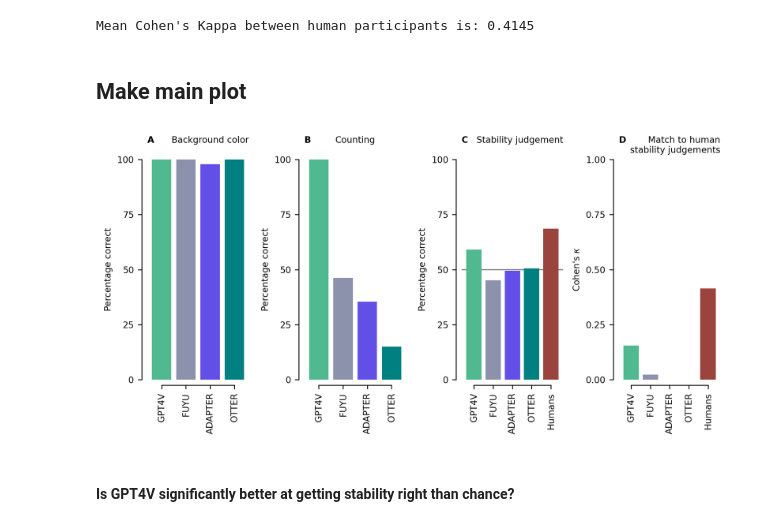
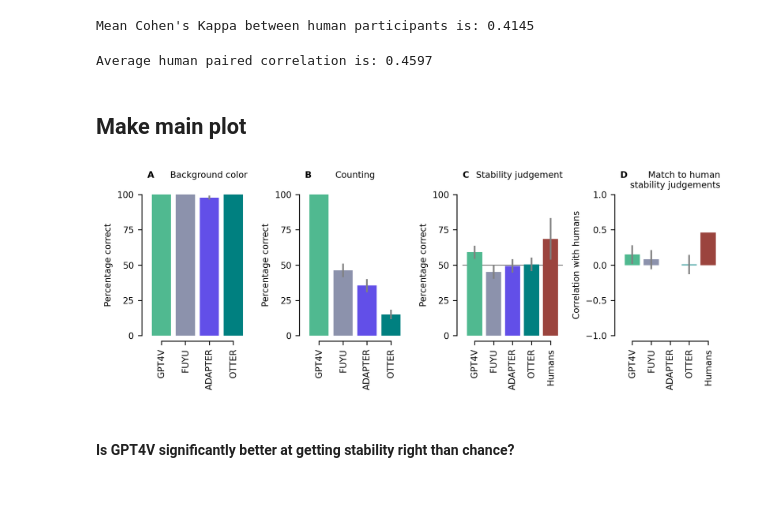
Before and after one commit to lsbuschoff/multimodal, a Jupyter notebook: physics_analysis.ipynb, the cells around one changed output. Cells and saved outputs as stored; diff of their text form; code cells hidden in the pictures; blank space fills up the shorter version.

```diff
--- a/physics_analysis.ipynb
+++ b/physics_analysis.ipynb
@@ -173,11 +171,16 @@ subjects = ("GPT-4V-B", "FUYU", "ADAPTER", "OTTER")
 percentages_correct = pd.DataFrame()
 percentages_correct["Experiment"] = np.arange(1,4)
 
+# Pre-allocate data frame for first three experiments
+percentages_correct_errs = pd.DataFrame()
+percentages_correct_errs["Experiment"] = np.arange(1,4)
+
 # Check accuracy for all different agents
 for subj_ind, subject in enumerate(subjects):
 
     # Add subject to percentages correct data frame
     percentages_correct[f"{subject}"] = np.zeros(3)
+    percentages_correct_errs[f"{subject}"] = np.zeros(3)
 
     # Loop through experiments
     for exp in range(3):
@@ -188,6 +191,7 @@ for subj_ind, subject in enumerate(subjects):
 
         # Calculate percentages correct
         percentages_correct.iloc[exp, subj_ind+1] = (sum(exp_gt_data.values == exp_subj_data.values) / len(exp_gt_data.dropna().values)).astype(float)
+        percentages_correct_errs.iloc[exp, subj_ind+1] = binom.std(len(exp_gt_data.dropna().values), percentages_correct.iloc[exp, subj_ind+1])
 
         # Calculate difference
         print(f"Experiment {exp+1}: {subject} got {sum(exp_gt_data.values == exp_subj_data.values)} out of {len(exp_gt_data.dropna().values)} " +
@@ -220,6 +224,7 @@ for ind, subject in enumerate(lerer.columns[2:]):
     human_accs[ind] = sum(np.equal(exp_gt_data[~na], exp_subj_data[~na])) / len(exp_gt_data[~na])
     print(f"Experiment 3: {subject} got {sum(np.equal(exp_gt_data[~na], exp_subj_data[~na]))} out of {len(exp_gt_data[~na])} (accuracy: {human_accs[ind]:.2f})")
 print(f"Experiment 3: mean accuracy {human_accs.mean():.2f}")
+sem_humans = binom.std(1000, human_accs.mean())
 # %% [output]
 Experiment 3: H1 got 68 out of 100 (accuracy: 0.68)
 Experiment 3: H2 got 68 out of 100 (accuracy: 0.68)
@@ -306,6 +326,7 @@ Mean Cohen's Kappa between human participants and OTTER binary responses is: -0.
 #### Kappa between humans
 # %%
 human_kappas = np.zeros(45)
+human_corrs = np.zeros(45)
 for ind, comb in enumerate(combinations(df.columns[8:], 2)):
 
     # Get respective sub dataframes
@@ -315,21 +336,38 @@ for ind, comb in enumerate(combinations(df.columns[8:], 2)):
     # Get all indices where at least one value is nan and calculate Cohen Kappa
     na = np.logical_or(np.isnan(human1), np.isnan(human2))
     human_kappas[ind] = cohen_kappa_score(human1[~na], human2[~na])
+    corr = pearsonr(human1[~na], human2[~na])
+    human_corrs[ind] = corr.statistic
 
  # Average of kappas
 print(f"Mean Cohen's Kappa between human participants is: {np.mean(human_kappas):.4f}\n")
 # %% [output]
 Mean Cohen's Kappa between human participants is: 0.4145
+# %%
+# Fisher z-transform all correlation values
+trans_corrs = np.arctanh(human_corrs)
+
+# Take mean
+mean_trans_corrs = np.mean(trans_corrs)
+
+# Inverse Fisher z-transform
+avg_human_corrs = np.tanh(mean_trans_corrs)
+print(f"Average human paired correlation is: {avg_human_corrs:.4f}")
+# %% [output]
+Average human paired correlation is: 0.4597
 # %% [markdown]
 ## Make main plot
 # %%
 # Prepare plot
 models = percentages_correct.columns[1:]
 num_subjects = len(models)
-fig, axs = plt.subplots(1, 4, sharey=False, tight_layout=True, figsize=(8,4))
+fig, axs = plt.subplots(1, 4, sharey=False, tight_layout=True, figsize=(8,3))
 
 # Plot A
 axs[0].bar(np.arange(num_subjects), percentages_correct[percentages_correct["Experiment"] == 1].values[0][1:]*100, zorder=2, color=model_colors)
+axs[0].errorbar(np.arange(num_subjects),
+                percentages_correct[percentages_correct["Experiment"] == 1].values[0][1:]*100,
+                yerr=percentages_correct_errs[percentages_correct["Experiment"] == 1].values[0][1:], ls="none", ecolor="gray")
 axs[0].set_title("Background color\n", loc="right")
 axs[0].set_title("A\n", fontweight='bold', loc='left', fontsize='medium')
 axs[0].set_ylabel("Percentage correct")
@@ -340,41 +378,50 @@ axs[0].set_xticklabels(np.hstack(("GPT4V", models[1:])), rotation=90)
 
 # Plot B
 axs[1].bar(np.arange(num_subjects), percentages_correct[percentages_correct["Experiment"] == 2].values[0][1:]*100, zorder=2, color=model_colors)
+axs[1].errorbar(np.arange(num_subjects),
+                percentages_correct[percentages_correct["Experiment"] == 2].values[0][1:]*100,
+                yerr=percentages_correct_errs[percentages_correct["Experiment"] == 2].values[0][1:], ls="none", ecolor="gray")
 axs[1].set_title("Counting\n", loc="center")
 axs[1].set_title("B\n", fontweight='bold', loc='left', fontsize='medium')
 axs[1].set_ylabel("Percentage correct")
 axs[1].set_ylim(0, 100)
 axs[1].set_yticks(np.arange(0, 110, 25))
 axs[1].set_xticks(np.arange(num_subjects))
 
 # Plot C
 axs[2].bar(np.arange(num_subjects+1), np.hstack((percentages_correct[percentages_correct["Experiment"] == 3].values[0][1:]*100, human_accs.mean()*100)), zorder=2, color=model_colors)
+axs[2].errorbar(np.arange(num_subjects+1),
+                np.hstack((percentages_correct[percentages_correct["Experiment"] == 3].values[0][1:]*100, human_accs.mean()*100)),
+                yerr=np.hstack((percentages_correct_errs[percentages_correct["Experiment"] == 3].values[0][1:], sem_humans)), ls="none", ecolor="gray")
 axs[2].set_title("Stability judgement\n", loc="right")
 axs[2].set_title("C\n", fontweight='bold', loc='left', fontsize='medium')
 axs[2].set_ylabel("Percentage correct")
 axs[2].set_ylim(0, 100)
 axs[2].set_yticks(np.arange(0, 110, 25))
 axs[2].set_xticks(np.arange(num_subjects+1))
 axs[2].axhline(50, xmin=0, xmax=num_subjects, color="gray", linestyle="-", linewidth=1.0, zorder=1)
 
 # Plot D
-axs[3].bar(np.arange(num_subjects+1), np.hstack((human_judgement_similarity, np.mean(human_kappas))), zorder=2, color=model_colors)
+axs[3].bar(np.arange(num_subjects+1), np.hstack((human_judgement_correlation, np.mean(avg_human_corrs))), zorder=2, color=model_colors)
+axs[3].errorbar(np.arange(num_subjects+1),
+                np.hstack((human_judgement_correlation, np.mean(avg_human_corrs))),
+                yerr=np.hstack((human_judgement_correlation_ci, np.zeros((2,1)))), ls="none", ecolor="gray")
 axs[3].set_title("Match to human\nstability judgements", loc="right")
 axs[3].set_title("D\n", fontweight='bold', loc='left', fontsize='medium')
-axs[3].set_ylabel(r"Cohen's $\kappa$")
-axs[3].set_ylim(0, 1)
-axs[3].set_yticks(np.arange(0.0, 1.1, 0.25))
+axs[3].set_ylabel("Correlation with humans")
+axs[3].set_ylim(-1, 1)
+axs[3].set_yticks(np.arange(-1.0, 1.1, 0.5))
 axs[3].set_xticks(np.arange(num_subjects+1))
 
 # Despine and set x tick labels afterwards
 sns.despine(offset=5, trim=True)
 axs[0].set_xticklabels(np.hstack(("GPT4V", models[1:])), rotation=90)
 axs[1].set_xticklabels(np.hstack(("GPT4V", models[1:])), rotation=90)
 axs[2].set_xticklabels(np.hstack((np.hstack(("GPT4V", models[1:])), "Humans")), rotation=90)
 axs[3].set_xticklabels(np.hstack((np.hstack(("GPT4V", models[1:])), "Humans")), rotation=90)
-plt.savefig("lerer_main.pdf", dpi=300)
+plt.savefig("figures/physics_main.pdf", dpi=300)
 # %% [output]
-[figure, old version]
+[figure, new version]
 # %% [markdown]
 #### Is GPT4V significantly better at getting stability right than chance?
 # %%
```
Also changed, not shown: parts of 4 cells of this notebook, 9 other files.
